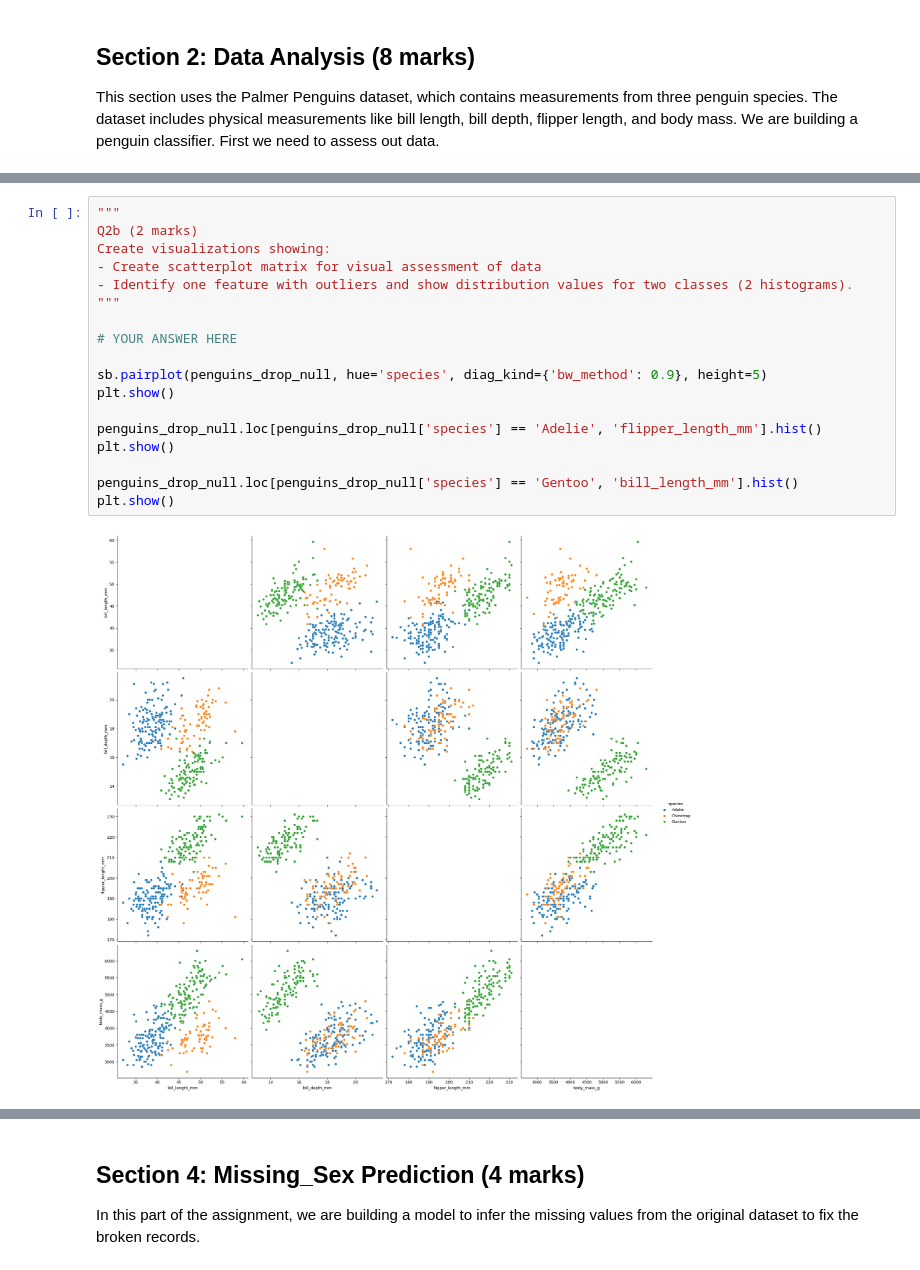
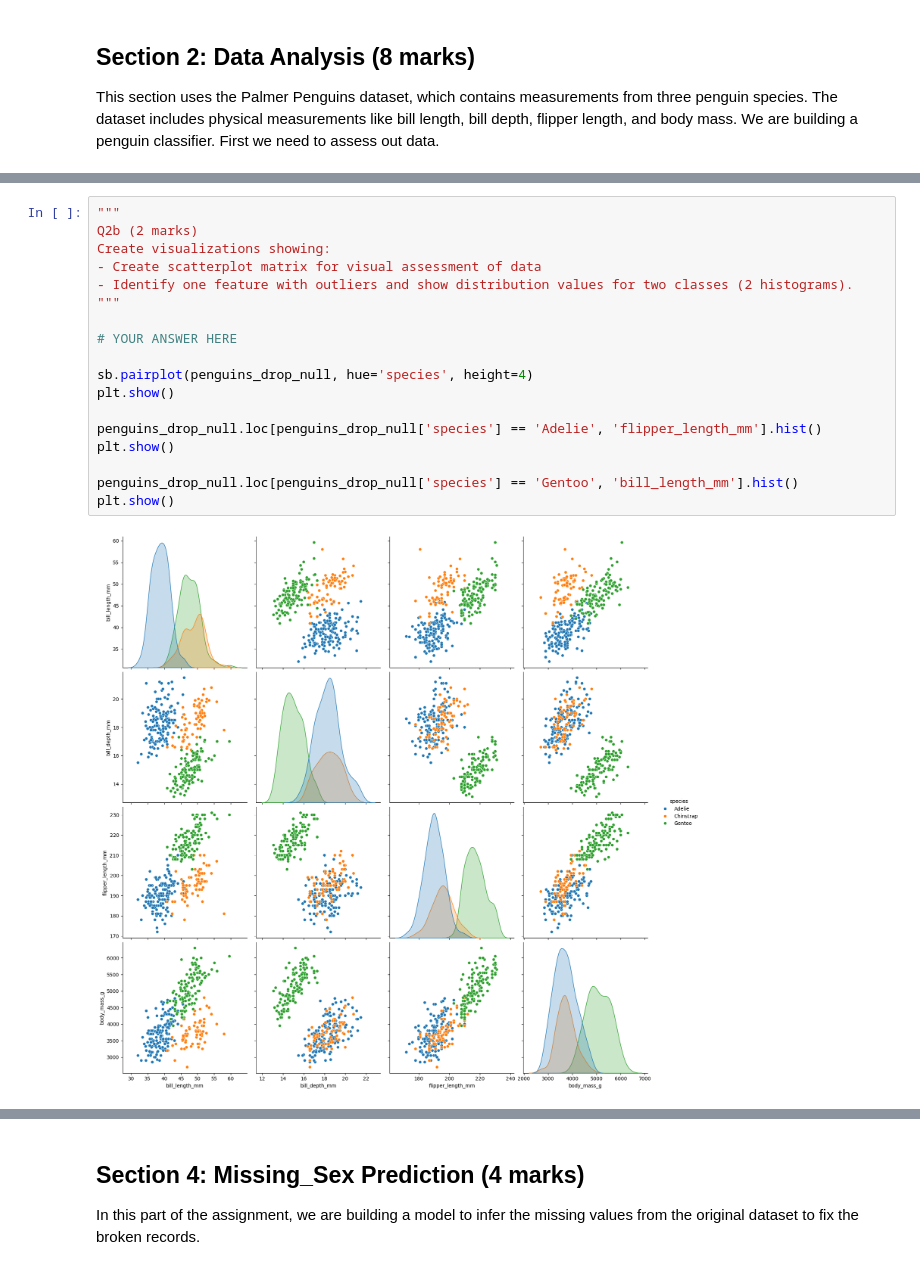
Before and after one commit to cadetheriault/cadetheriault, a Jupyter notebook: W2025/Assignments/A1/SYSC4415_W25_A1.ipynb, the cells around one changed output, grey strips where cells are left out. Cells and saved outputs as stored; diff of their text form.

```diff
--- a/W2025/Assignments/A1/SYSC4415_W25_A1.ipynb
+++ b/W2025/Assignments/A1/SYSC4415_W25_A1.ipynb
@@ -216,22 +218,22 @@ Validate Data:
 # %%
 """
 Q2b (2 marks)
 Create visualizations showing:
 - Create scatterplot matrix for visual assessment of data
 - Identify one feature with outliers and show distribution values for two classes (2 histograms).
 """
 
 # YOUR ANSWER HERE
 
-sb.pairplot(penguins_drop_null, hue='species', diag_kind={'bw_method': 0.9}, height=5)
+sb.pairplot(penguins_drop_null, hue='species', height=4)
 plt.show()
 
 penguins_drop_null.loc[penguins_drop_null['species'] == 'Adelie', 'flipper_length_mm'].hist()
 plt.show()
 
 penguins_drop_null.loc[penguins_drop_null['species'] == 'Gentoo', 'bill_length_mm'].hist()
 plt.show()
 # %% [output]
-[figure, old version]
+[figure, new version]
 [figure]
 [figure]
```
Also changed, not shown: parts of 8 cells of this notebook.
